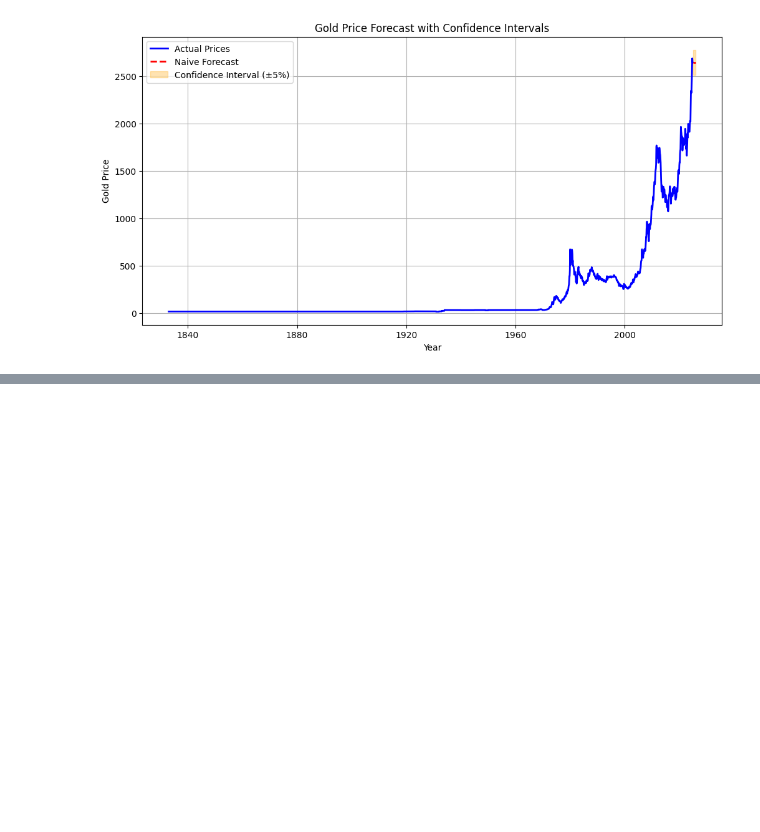
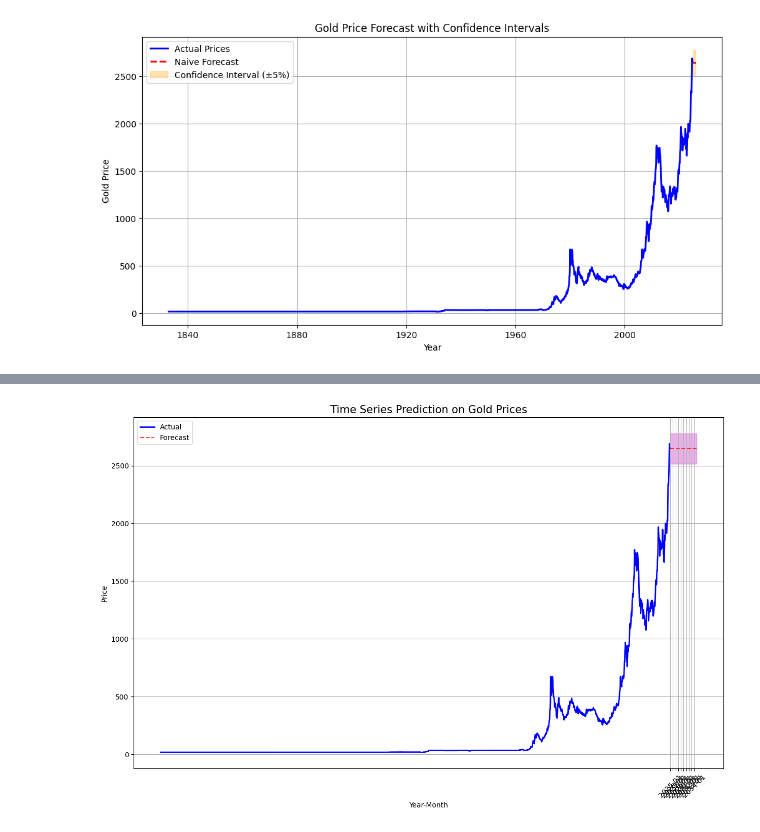
Before and after one commit to phqsuema123/stock-data, a Jupyter notebook: goldpredict/mewgoldpredic.ipynb, the cells around one changed output, grey strips where cells are left out. Drawn from its saved outputs; the diff is of its cells as text; code cells hidden in the pictures; blank space fills up the shorter version.

```diff
--- a/mewgoldpredic.ipynb
+++ b/goldpredict/mewgoldpredic.ipynb
@@ -241,0 +291,33 @@ plt.show()
+# %%
+# Convert index to numeric timestamps for plotting
+forecast_10y_df["Timestamp"] = forecast_10y_df.index.astype("int64") // 10**9
+df["Timestamp"] = df.index.astype("int64") // 10**9
+
+# Re-attempting the plot with confidence intervals
+plt.figure(figsize=(15, 9))
+
+# Plot actual values
+plt.plot(df["Timestamp"], df["Price"], label="Actual", color="blue", linewidth=2)
+
+# Plot predicted values
+plt.plot(forecast_10y_df["Timestamp"], forecast_10y_df["Predicted Price"], label="Forecast", color="red", linestyle="dashed", alpha=0.7)
+
+# Plot confidence intervals
+plt.fill_between(forecast_10y_df["Timestamp"], forecast_10y_df["Lower Bound"], forecast_10y_df["Upper Bound"], color="m", alpha=0.3)
+
+# Labels and title
+plt.xlabel("Year-Month")
+plt.ylabel("Price")
+plt.title("Time Series Prediction on Gold Prices", fontsize=15)
+
+# Convert x-axis labels back to readable dates
+plt.xticks(ticks=forecast_10y_df["Timestamp"][::12], labels=forecast_10y_df.index.strftime("%Y-%m")[::12], rotation=45)
+
+# Legend and grid
+plt.legend(loc="best")
+plt.grid(True)
+
+# Show the plot
+plt.show()
+# %% [output]
+[figure, added]
```
Also changed, not shown: parts of 2 cells of this notebook, 8 other files.
